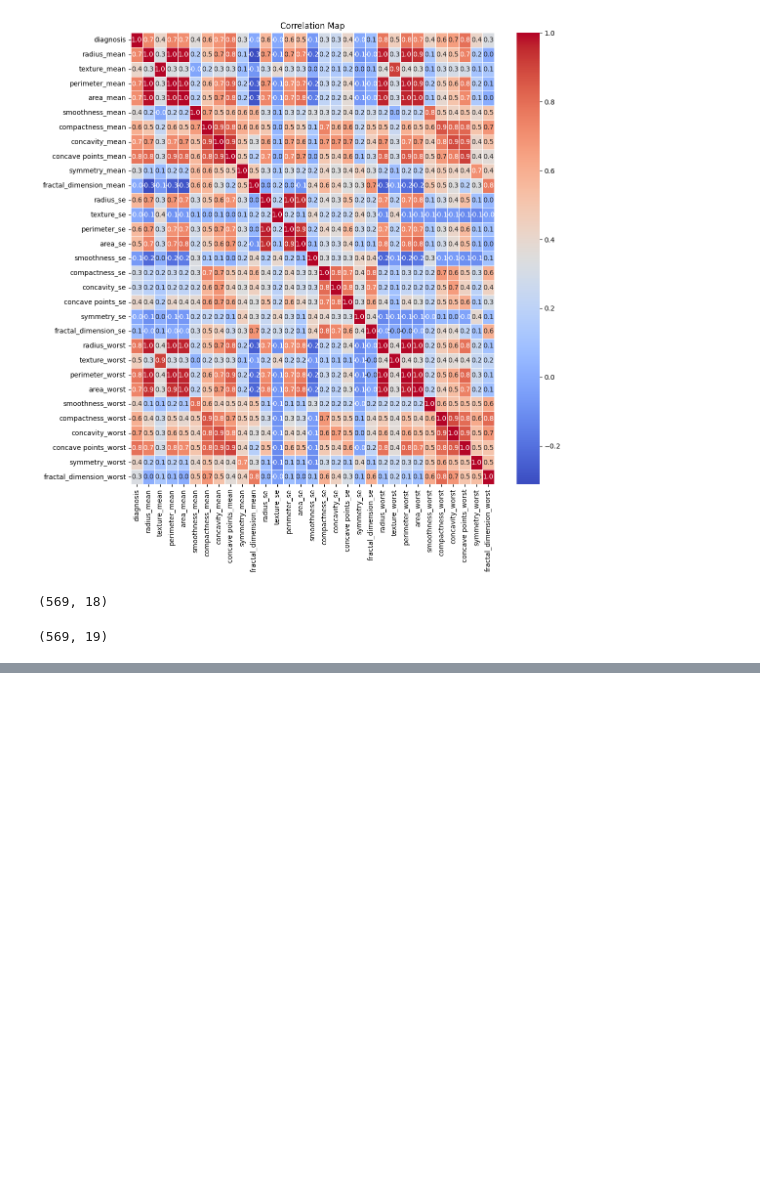
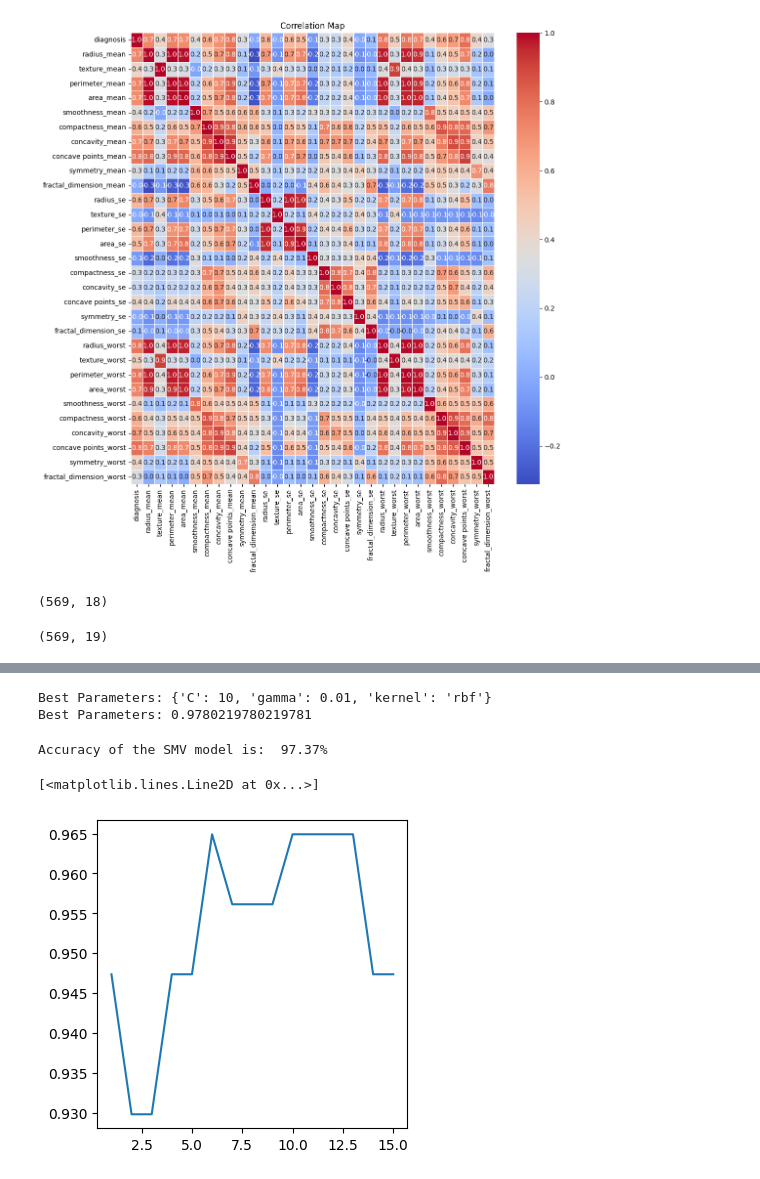
Before and after one commit to Mostafij-k/ML_Model_BreastCancer_Prediction, a Jupyter notebook: Cancer_Project/Breast_Cancer.ipynb, the cells around one changed output, grey strips where cells are left out. Saved outputs shown, nothing was run; the diff lists cells and outputs as text; code cells hidden in the pictures; blank space fills up the shorter version.

Commit message:
Train the  LogisticRegression, SVM and KNN Algorithm

```diff
--- a/Cancer_Project/Breast_Cancer.ipynb
+++ b/Cancer_Project/Breast_Cancer.ipynb
@@ -336,5 +337,5 @@ X_train, X_test, y_train, y_test=train_test_split(
 scaler=StandardScaler()
 
 # Perform the scaling on train and test data
-X_train=scaler.fit_transform(X_train)
-X_test=scaler.transform(X_test)
+X_train_scaled=scaler.fit_transform(X_train)
+X_test_scaled=scaler.transform(X_test)
@@ -340,0 +369,66 @@ X_test=scaler.transform(X_test)
+# %%
+# Initialize and train the Support Vector Machine Algorithm
+
+# Define the parameter grid
+param_grid={
+    'gamma':[1, 0.1, 0.01, 0.001],
+    'C':[0.1, 1, 10, 100],
+    'kernel':['rbf']
+}
+
+# Define the svm model
+svm=SVC()
+
+# Peform GridsearchCV to find best parameter
+grid=GridSearchCV(
+    estimator=svm,
+    param_grid=param_grid,
+    cv=5,
+    scoring='accuracy',
+    n_jobs=-1
+)
+
+# Train the model
+grid.fit(X_train, y_train)
+
+# Show the best parameters and best scores
+print("Best Parameters:", grid.best_params_)
+print("Best Parameters:", grid.best_score_)
+# %% [output]
+Best Parameters: {'C': 10, 'gamma': 0.01, 'kernel': 'rbf'}
+Best Parameters: 0.9780219780219781
+# %%
+# Define the SVM with best Hyperparameters
+svm=SVC(
+    kernel='rbf',
+    gamma=0.1,
+    C=1)
+
+# Train the model
+svm.fit(X_train, y_train)
+
+# Predic the target value
+y_pred_svm=svm.predict(X_test)
+
+# Evaluate the model accuracy_score
+accuracy=accuracy_score(y_pred_svm, y_test)
+print(f'Accuracy of the SMV model is: {accuracy*100: 0.2f}%')
+# %% [output]
+Accuracy of the SMV model is:  97.37%
+# %%
+# Initialize and train the KNN algorithm
+
+# Try to find out best N_neighbours
+scores=[]
+for i in range (1,16):
+    knn=KNeighborsClassifier(n_neighbors=i)
+    knn.fit(X_train, y_train)
+    y_pred=knn.predict(X_test)
+    scores.append(accuracy_score(y_pred, y_test))
+# %%
+# Draw the plot to visualize the value
+plt.figure(figsize=(4,4))
+plt.plot(range(1,16), scores)
+# %% [output]
+[<matplotlib.lines.Line2D at 0x...>]
+[figure, added]
```
Also changed, not shown: parts of 8 cells of this notebook.
